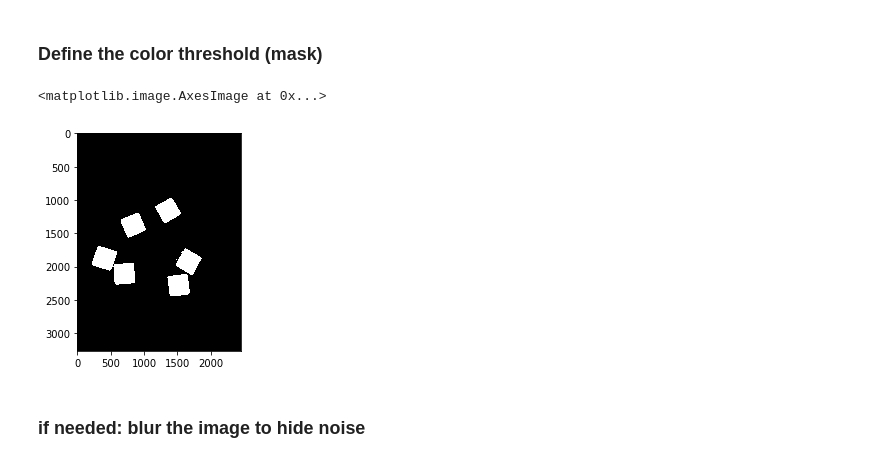
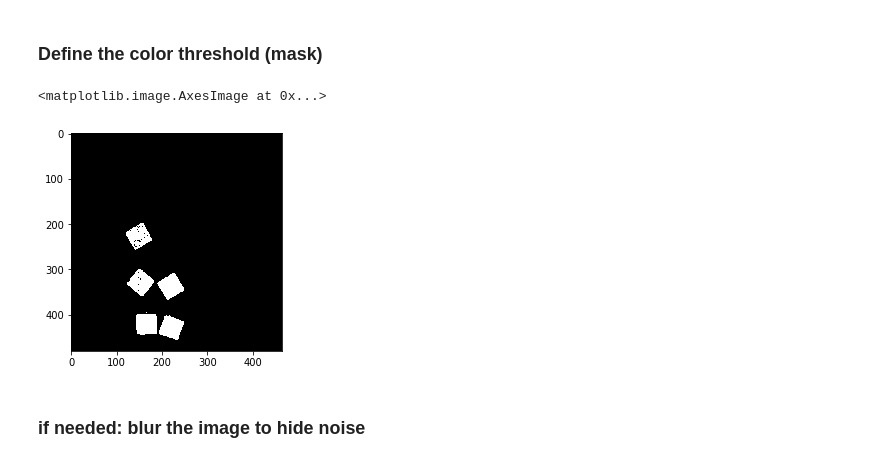
Before and after one commit to bomkarram/small-projects, a Jupyter notebook: opencv-recognize-dice/Recognize Dice.ipynb, the cells around one changed output. Drawn from its saved outputs; the diff is of its cells as text; code cells hidden in the pictures.

```diff
--- a/opencv-recognize-dice/Recognize Dice.ipynb
+++ b/opencv-recognize-dice/Recognize Dice.ipynb
@@ -12,7 +12,10 @@ import cv2
 ### Read in and display the image
 # %%
 # Read in the image
-image = cv2.imread('images/dices (2).jpg')
+image = cv2.imread('images/image 8.jpg')
+
+# crop the box
+image = image[:, 147:612]
 
 # Print out the type of image data and its dimensions (height, width, and color)
 print('This image is:', type(image),
@@ -36,15 +39,15 @@ plt.imshow(image_copy)
 # %% [markdown]
 ### Define the color threshold (mask)
 # %%
-lower = np.array([205, 0, 0])
+lower = np.array([104, 79, 11])
 upper = np.array([255, 255, 255])
 
 # Define the masked area
 mask = cv2.inRange(image_copy, lower, upper)
 plt.imshow(mask, cmap='gray')
 # %% [output]
 <matplotlib.image.AxesImage at 0x...>
-[figure, old version]
+[figure, new version]
 # %% [markdown]
 ### if needed: blur the image to hide noise
 # %%
```
Also changed, not shown: parts of 8 cells of this notebook, 22 other files.
